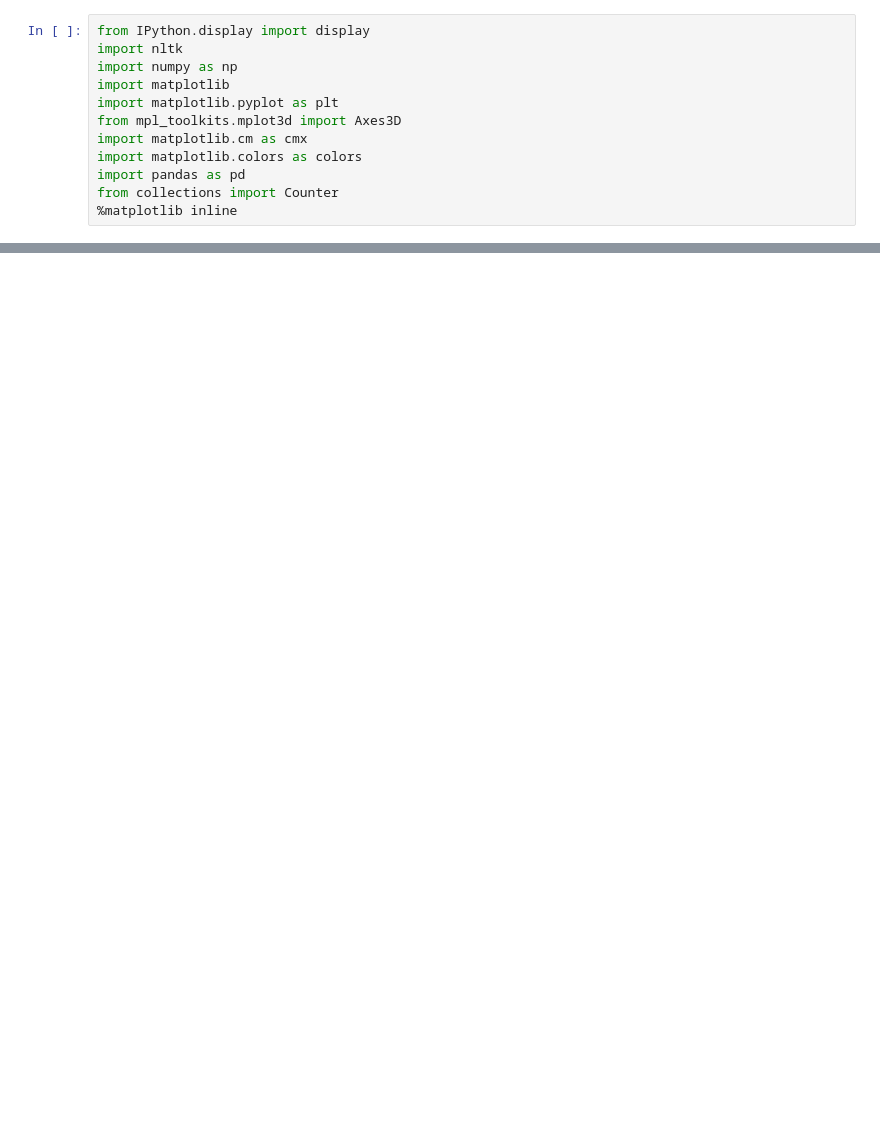
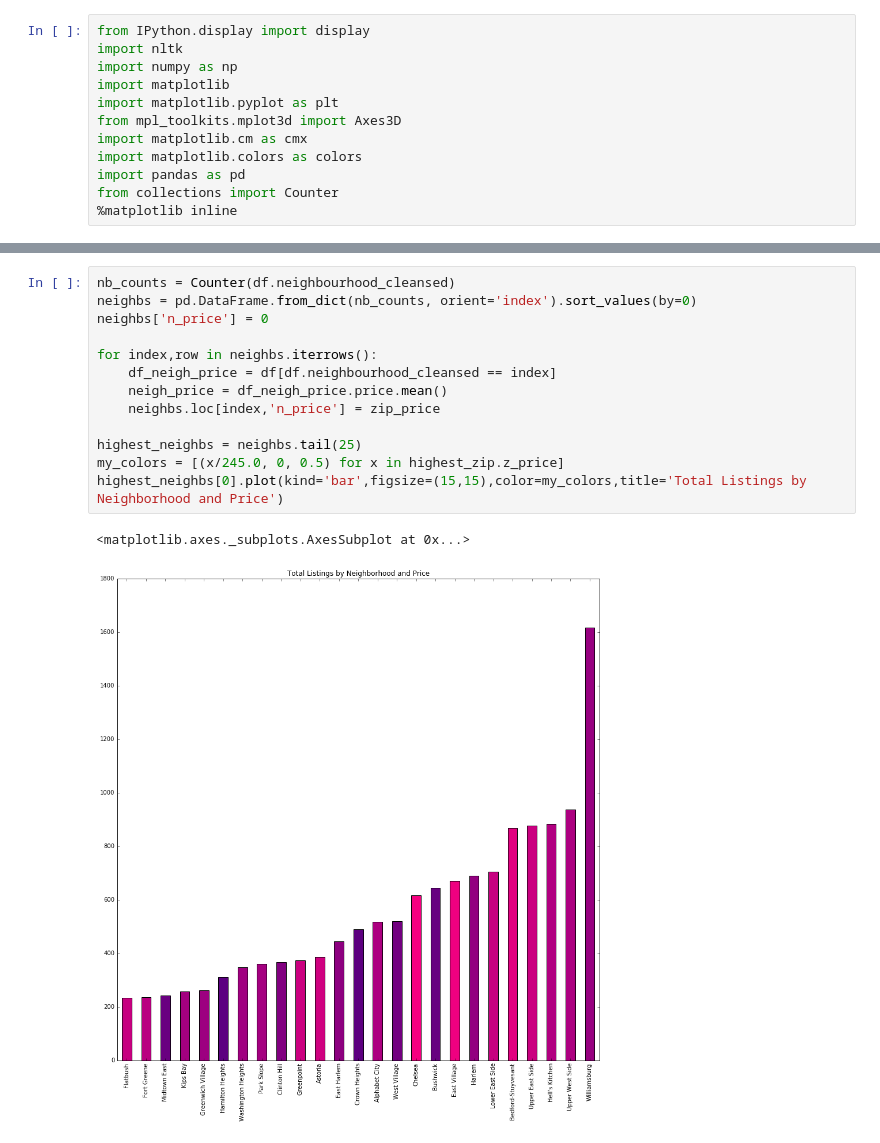
Before and after one commit to samplank/CS109Airbnb, a Jupyter notebook: Zip_bar_graph_SP.ipynb, the cells around one changed output, grey strips where cells are left out. Drawn from its saved outputs; the diff is of its cells as text; blank space fills up the shorter version.

```diff
--- a/Zip_bar_graph_SP.ipynb
+++ b/Zip_bar_graph_SP.ipynb
@@ -67,0 +31,16 @@ highest_zip.plot(kind='bar',figsize=(10,10))
+# %%
+nb_counts = Counter(df.neighbourhood_cleansed)
+neighbs = pd.DataFrame.from_dict(nb_counts, orient='index').sort_values(by=0)
+neighbs['n_price'] = 0
+
+for index,row in neighbs.iterrows():
+    df_neigh_price = df[df.neighbourhood_cleansed == index]
+    neigh_price = df_neigh_price.price.mean()
+    neighbs.loc[index,'n_price'] = zip_price
+
+highest_neighbs = neighbs.tail(25)
+my_colors = [(x/245.0, 0, 0.5) for x in highest_zip.z_price]
+highest_neighbs[0].plot(kind='bar',figsize=(15,15),color=my_colors,title='Total Listings by Neighborhood and Price')
+# %% [output]
+<matplotlib.axes._subplots.AxesSubplot at 0x...>
+[figure, added]
```
Also changed, not shown: parts of 4 cells of this notebook, 1 other file.
